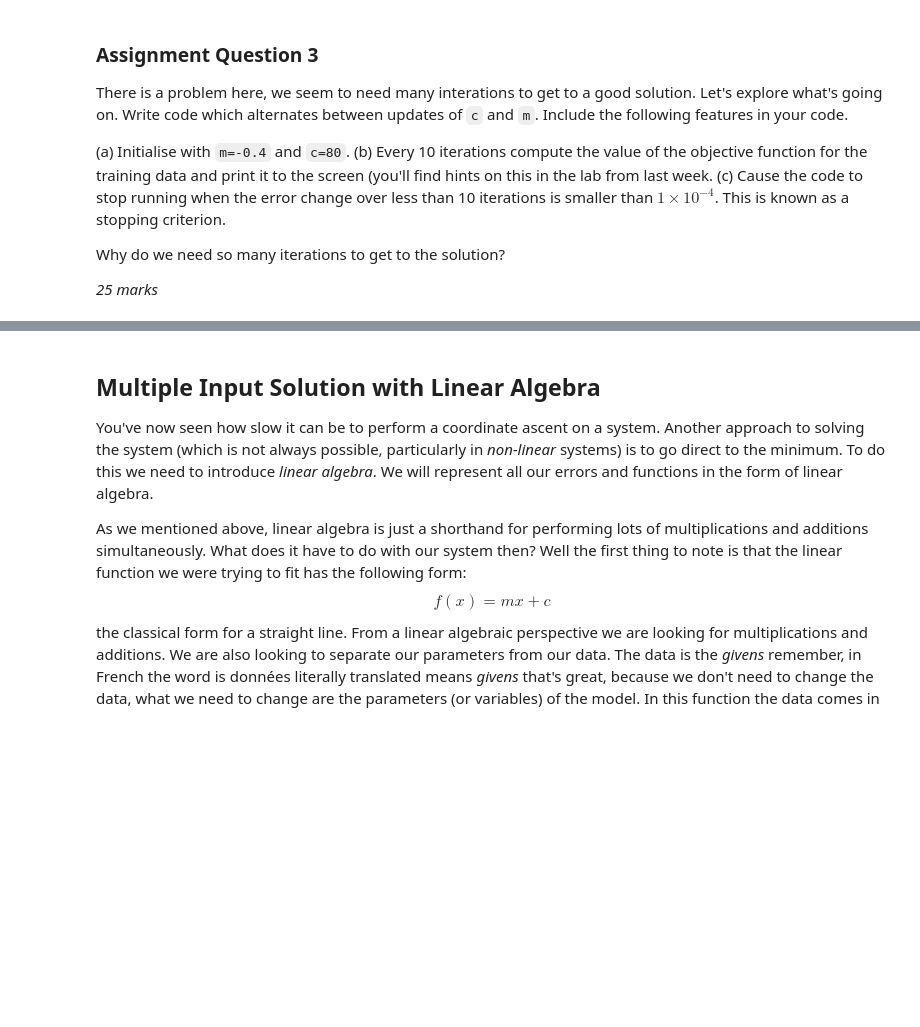
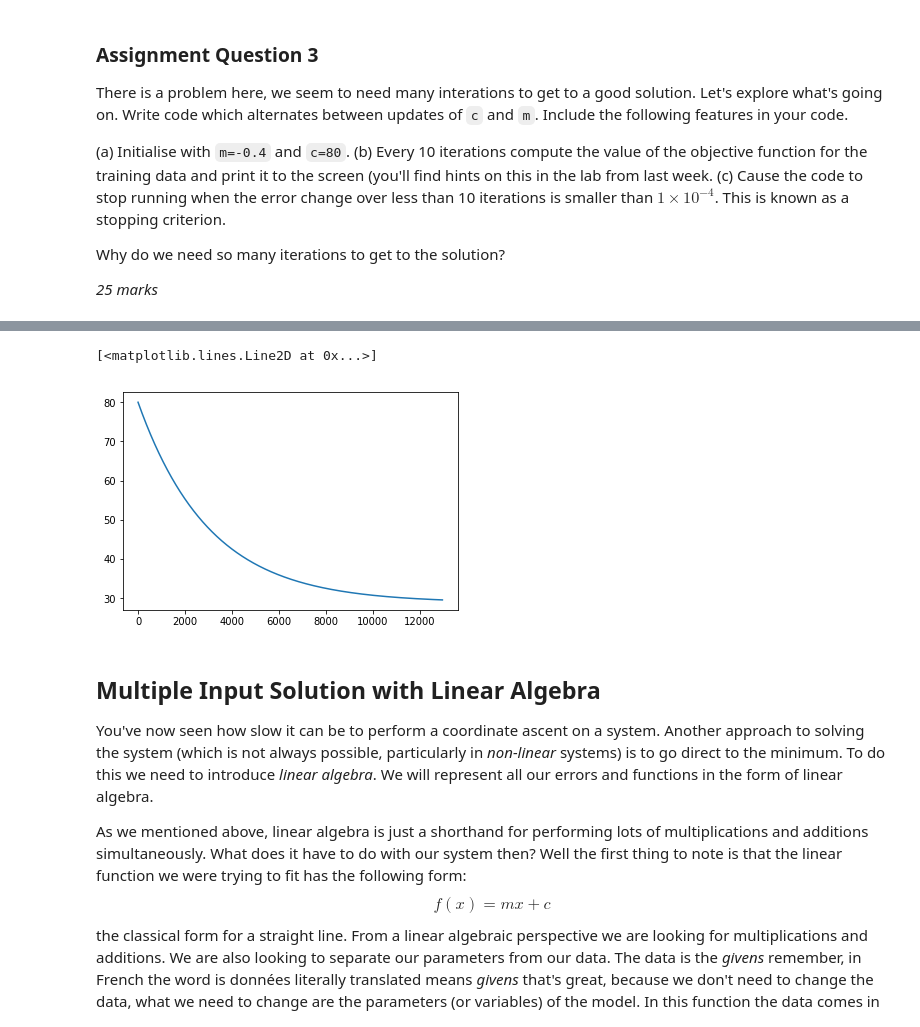
Before and after one commit to TUOS-COM-4509-6509-2018-19/assignment-3-MrDupin, a Jupyter notebook: assignment3.ipynb, the cells around one changed output, grey strips where cells are left out. Cells and saved outputs as stored; diff of their text form; code cells hidden in the pictures; blank space fills up the shorter version.

```diff
--- a/assignment3.ipynb
+++ b/assignment3.ipynb
@@ -409,3 +408,8 @@ Write your answer to the question in this box.
+# %%
+plt.plot(c_plot)
+# %% [output]
+[<matplotlib.lines.Line2D at 0x...>]
+[figure, added]
 # %% [markdown]
 ## Multiple Input Solution with Linear Algebra
 
```
Also changed, not shown: parts of 18 cells of this notebook.
